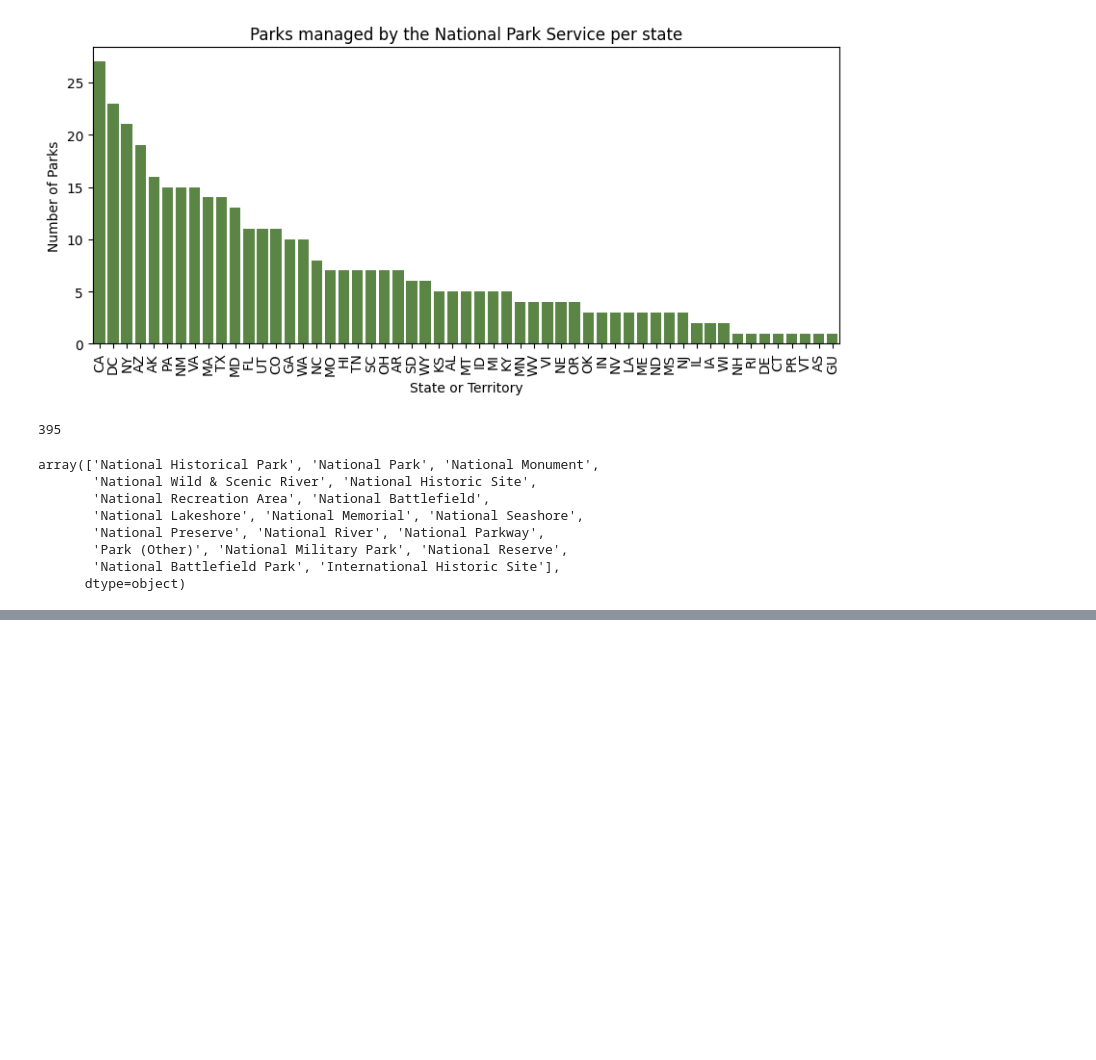
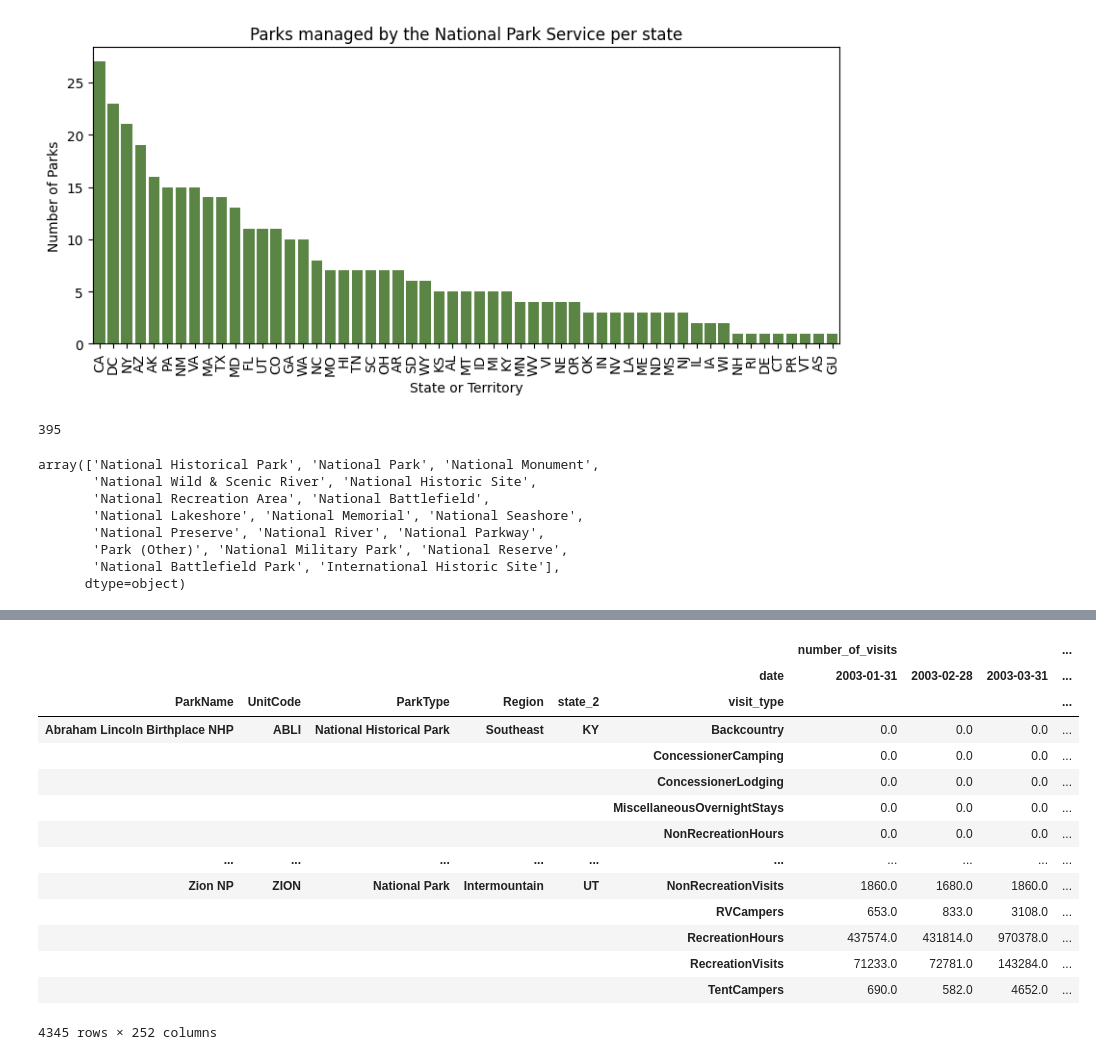
Before and after one commit to scmcqueen/NationalParksDataMining, a Jupyter notebook: data_exploration.ipynb, the cells around one changed output, grey strips where cells are left out. Cells and saved outputs as stored; diff of their text form; code cells hidden in the pictures; blank space fills up the shorter version.

Commit message:
made data easier to do time series analysis with

```diff
--- a/data_exploration.ipynb
+++ b/data_exploration.ipynb
@@ -71,6 +55,7 @@ array(['Adams NHP', 'African Burial Ground NM', 'Agate Fossil Beds NM',
-# %%
-# to turn into date time, let's just use the first of the month
-data['day'] = 1
+# %%
+# to turn into date time, let's just use the last day of each months
+month_to_day = {1:31,2:28,3:31,4:30,5:31,6:30,7:31,8:31,9:30,10:31,11:30,12:31}
+data['day'] = data['Month'].apply(lambda x: month_to_day[x])
 # %%
 data['date']=pd.to_datetime(data[['Year','Month','day']])
 data.head()
@@ -155,0 +157,31 @@ array(['National Historical Park', 'National Park', 'National Monument',
+# %%
+t = data.copy()
+t.drop(columns=['State','ParkNameTotal', 'UnitCodeTotal', 'ParkTypeTotal', 'RegionTotal',
+       'StateTotal', 'YearTotal', 'RecreationVisitsTotal',
+       'NonRecreationVisitsTotal', 'RecreationHoursTotal',
+       'NonRecreationHoursTotal', 'ConcessionerLodgingTotal',
+       'ConcessionerCampingTotal', 'TentCampersTotal', 'RVCampersTotal',
+       'BackcountryTotal', 'NonRecreationOvernightStaysTotal', 'Year', 'Month', 'day',
+       'MiscellaneousOvernightStaysTotal'],inplace=True)
+t=t.melt(id_vars=['ParkName', 'UnitCode', 'ParkType', 'Region','state_2','date'],
+       var_name='visit_type',
+       value_name='number_of_visits')
+easy_access_df = t.pivot(index=['ParkName', 'UnitCode', 'ParkType', 'Region','state_2','visit_type'],columns='date',values=['number_of_visits'])
+# %%
+easy_access_df
+# %% [output]
+|  |  |  |  |  |  | number_of_visits |  |  | ... |
+|  |  |  |  |  | date | 2003-01-31 | 2003-02-28 | 2003-03-31 | ... |
+| ParkName | UnitCode | ParkType | Region | state_2 | visit_type |  |  |  | ... |
+| Abraham Lincoln Birthplace NHP | ABLI | National Historical Park | Southeast | KY | Backcountry | 0.0 | 0.0 | 0.0 | ... |
+|  |  |  |  |  | ConcessionerCamping | 0.0 | 0.0 | 0.0 | ... |
+|  |  |  |  |  | ConcessionerLodging | 0.0 | 0.0 | 0.0 | ... |
+|  |  |  |  |  | MiscellaneousOvernightStays | 0.0 | 0.0 | 0.0 | ... |
+|  |  |  |  |  | NonRecreationHours | 0.0 | 0.0 | 0.0 | ... |
+| ... | ... | ... | ... | ... | ... | ... | ... | ... | ... |
+| Zion NP | ZION | National Park | Intermountain | UT | NonRecreationVisits | 1860.0 | 1680.0 | 1860.0 | ... |
+|  |  |  |  |  | RVCampers | 653.0 | 833.0 | 3108.0 | ... |
+|  |  |  |  |  | RecreationHours | 437574.0 | 431814.0 | 970378.0 | ... |
+|  |  |  |  |  | RecreationVisits | 71233.0 | 72781.0 | 143284.0 | ... |
+|  |  |  |  |  | TentCampers | 690.0 | 582.0 | 4652.0 | ... |
+4345 rows × 252 columns
```
Also changed, not shown: parts of 4 cells of this notebook, 1 other file.
